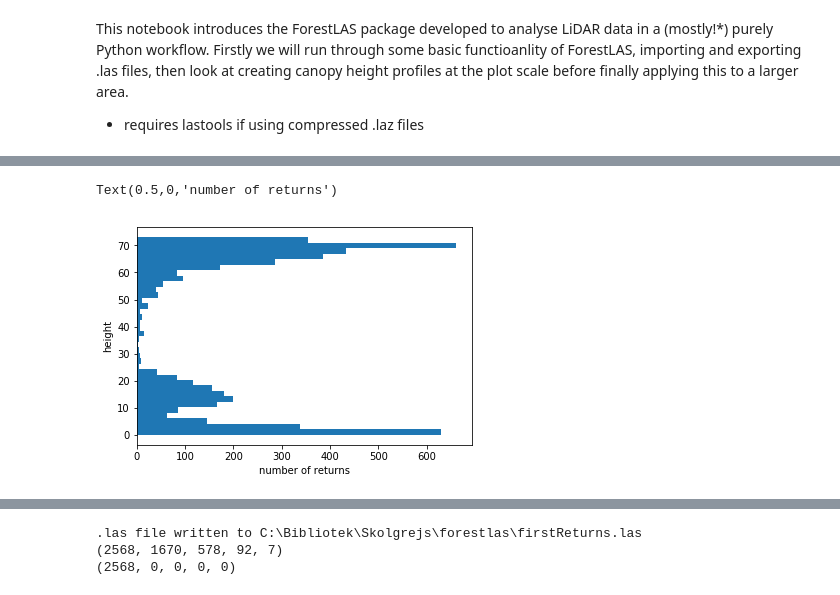
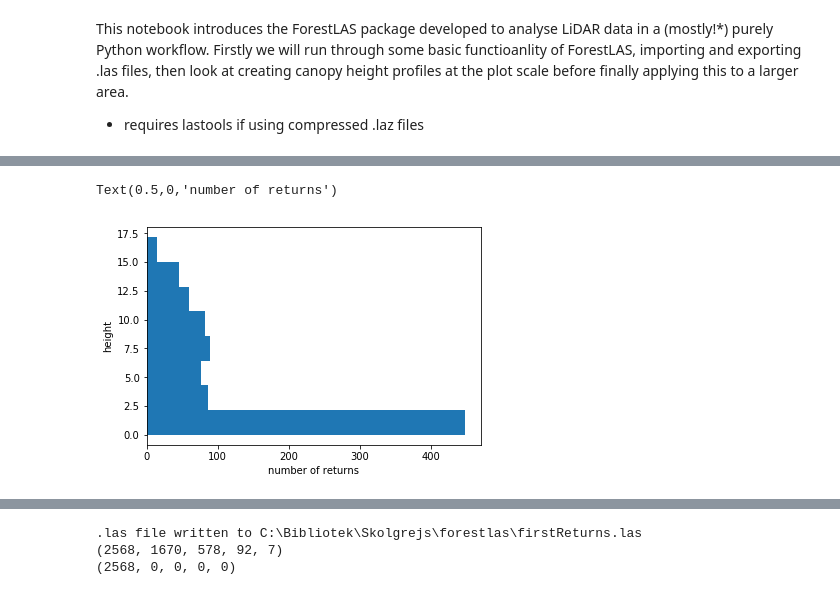
Before and after one commit to Maggemkay/forestlas, a Jupyter notebook: forestlas_intro.ipynb, the cells around one changed output, grey strips where cells are left out. Drawn from its saved outputs; the diff is of its cells as text; code cells hidden in the pictures.

```diff
--- a/forestlas_intro.ipynb
+++ b/forestlas_intro.ipynb
@@ -12,7 +12,7 @@ import matplotlib.pyplot as plt
 from forestlas import lasIO
 
 # reads .las file "WC1.las" including all point metadata in verbose mode
-las = lasIO.lasIO(os.path.join(os.getcwd(), 'WC1.las'), keepTemp=True,
+las = lasIO.lasIO(os.path.join(os.getcwd(), 'SLU_laserdata/all_las/831540112830.las'), keepTemp=True,
                   verbose=True)
 
 # returns as an numpy array
@@ -44,6 +44,6 @@ number of tiles to process: 1
 number of bad points: 0
 Text(0.5,0,'number of returns')
-[figure, old version]
+[figure, new version]
 # %%
 # data can also be tiled
 # here we tile a plot into 9 subplots...
```
Also changed, not shown: parts of 3 cells of this notebook.
